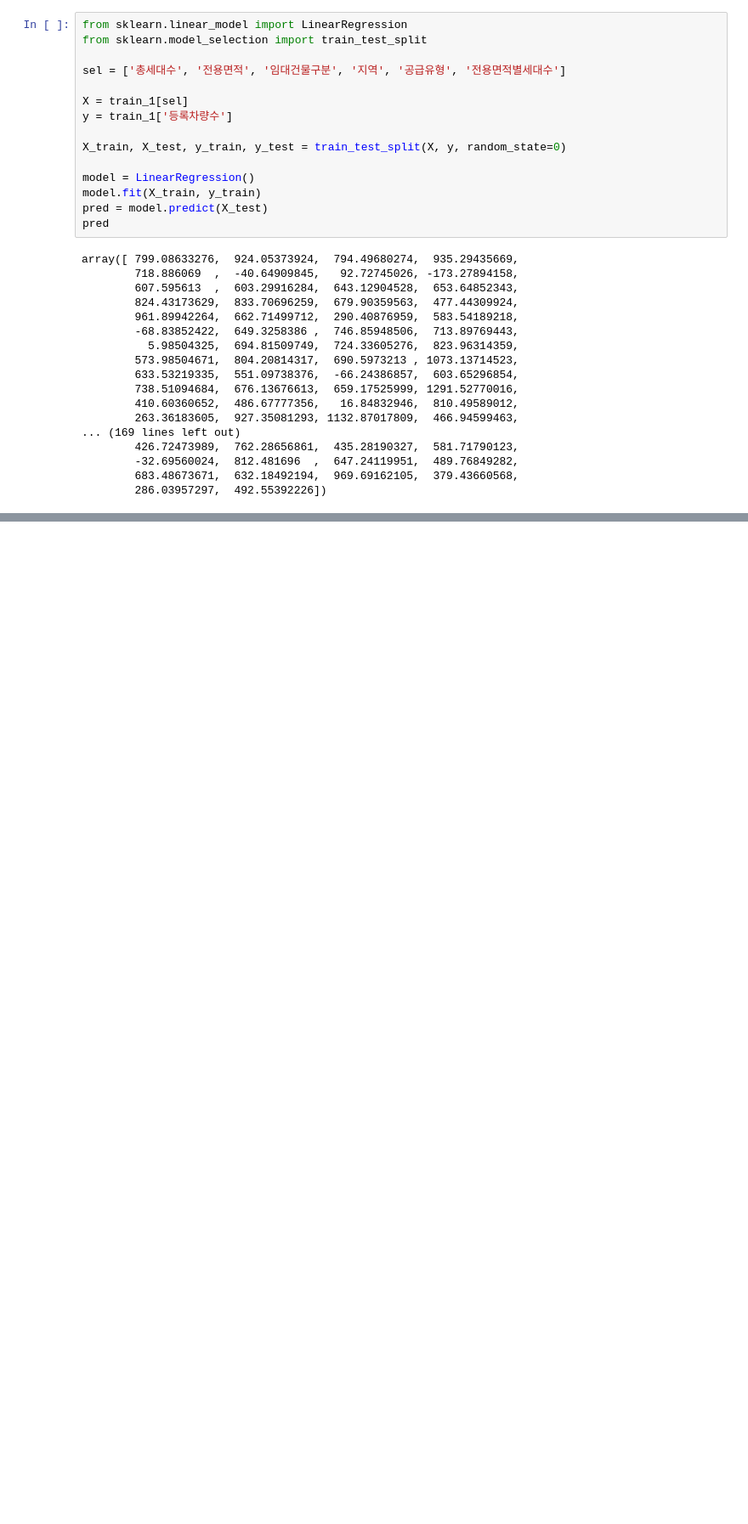
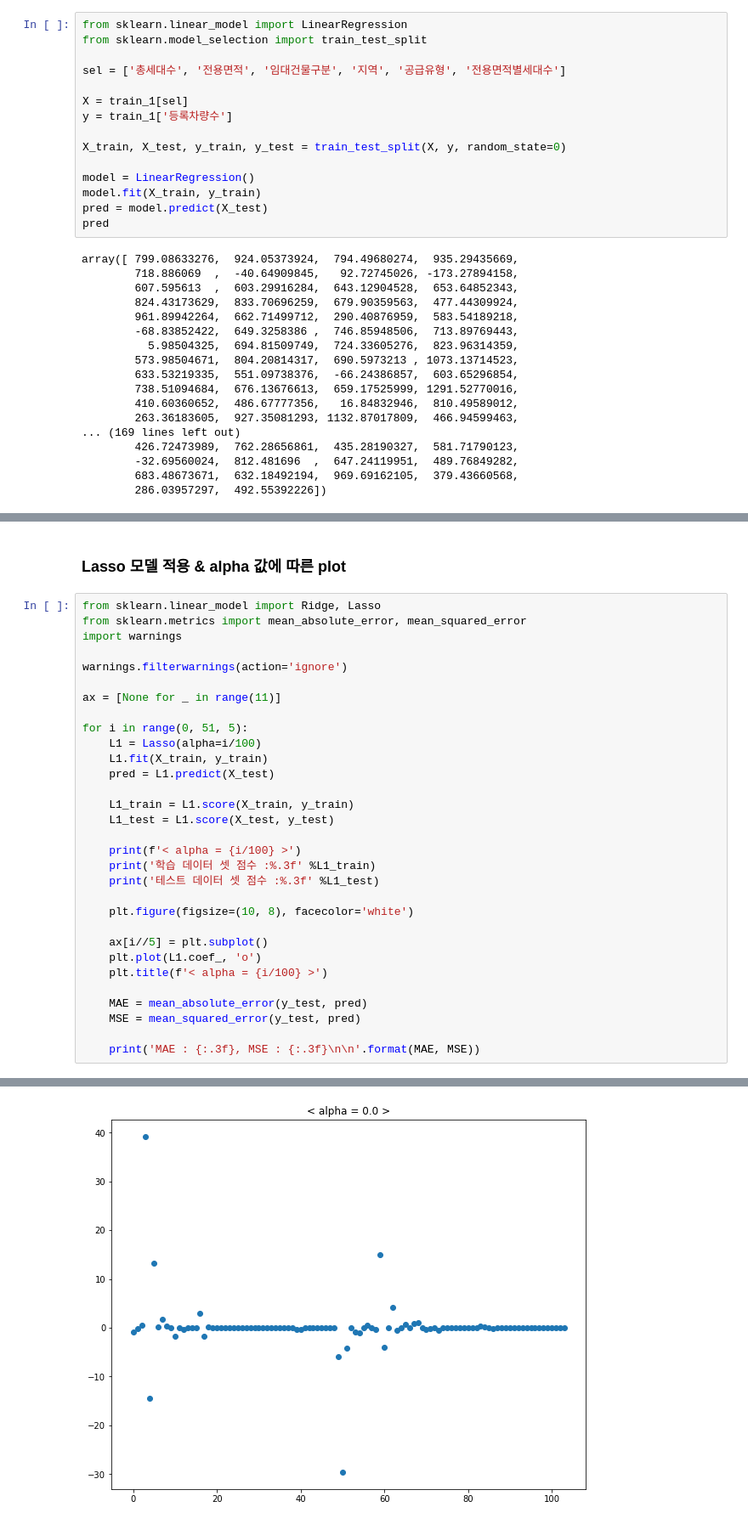
Before and after one commit to yejun-lee/DACON, a Jupyter notebook: Parking_demand/Parking_demand_07_14.ipynb, the cells around one changed output, grey strips where cells are left out. Shown at 85% size. Drawn from its saved outputs; the diff is of its cells as text; blank space fills up the shorter version.

```diff
--- a/Parking_demand/Parking_demand_07_14.ipynb
+++ b/Parking_demand/Parking_demand_07_14.ipynb
@@ -159,0 +170,34 @@ MAE : 208.006, MSE : 80842.770, RMSE : 284.329
+# %% [markdown]
+### Lasso 모델 적용 & alpha 값에 따른 plot
+# %%
+from sklearn.linear_model import Ridge, Lasso
+from sklearn.metrics import mean_absolute_error, mean_squared_error
+import warnings
+
+warnings.filterwarnings(action='ignore')
+
+ax = [None for _ in range(11)]
+
+for i in range(0, 51, 5):
+    L1 = Lasso(alpha=i/100)
+    L1.fit(X_train, y_train)
+    pred = L1.predict(X_test)
+
+    L1_train = L1.score(X_train, y_train)
+    L1_test = L1.score(X_test, y_test)
+
+    print(f'< alpha = {i/100} >')
+    print('학습 데이터 셋 점수 :%.3f' %L1_train)
+    print('테스트 데이터 셋 점수 :%.3f' %L1_test)
+
+    plt.figure(figsize=(10, 8), facecolor='white')
+
+    ax[i//5] = plt.subplot()
+    plt.plot(L1.coef_, 'o')
+    plt.title(f'< alpha = {i/100} >')
+
+    MAE = mean_absolute_error(y_test, pred)
+    MSE = mean_squared_error(y_test, pred)
+
+    print('MAE : {:.3f}, MSE : {:.3f}\n\n'.format(MAE, MSE))
+# %% [output]
@@ -159,0 +221 @@ MAE : 208.006, MSE : 80842.770, RMSE : 284.329
+[figure, added]
```
Also changed, not shown: parts of 7 cells of this notebook.
